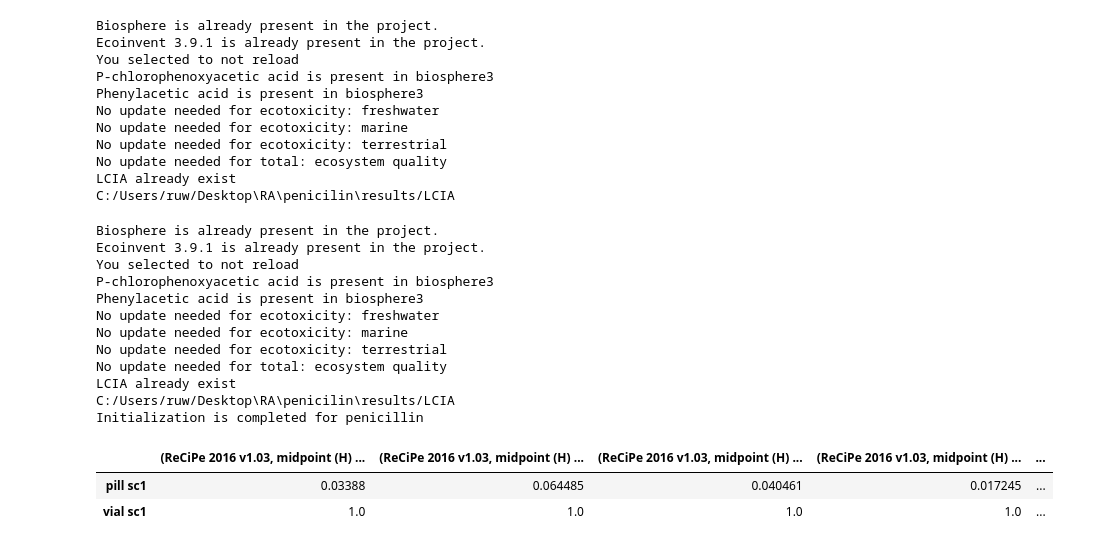
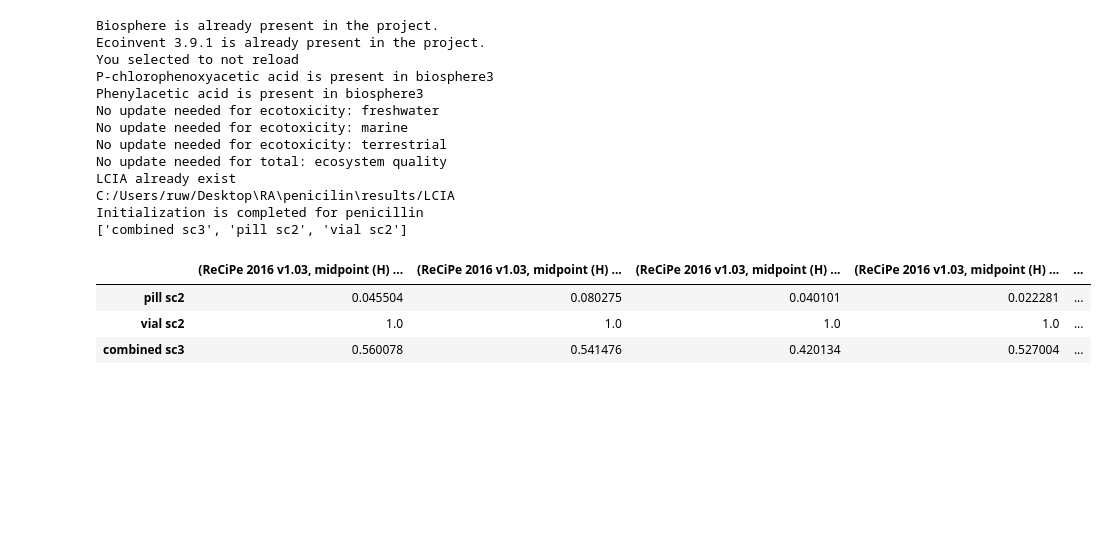
Before and after one commit to RuneWF/penicilin, a Jupyter notebook: Jupyter scripts/main.ipynb, the cells around one changed output. Saved outputs shown, nothing was run; the diff lists cells and outputs as text; code cells hidden in the pictures; blank space fills up the shorter version.

```diff
--- a/Jupyter scripts/main.ipynb
+++ b/Jupyter scripts/main.ipynb
@@ -21,17 +21,23 @@ lcia_method='recipe'
 bw_project="Penicillin"
 # %%
 rl.reload_lib(lib)
-# path_github, ecoinevnt_paths, system_path = s.paths(path)
-file_info, initialization = lc.initilization(path, matching_database, lcia_method, bw_project)
+data = rfig.data_set_up(path, matching_database, lcia_method, bw_project)
+data['sc3'][0]
 # %% [output]
 Biosphere is already present in the project.
 Ecoinvent 3.9.1 is already present in the project.
 You selected to not reload
 P-chlorophenoxyacetic acid is present in biosphere3
 Phenylacetic acid is present in biosphere3
 No update needed for ecotoxicity: freshwater
 No update needed for ecotoxicity: marine
 No update needed for ecotoxicity: terrestrial
 No update needed for total: ecosystem quality
 LCIA already exist
 C:/Users/ruw/Desktop\RA\penicilin\results/LCIA
+Initialization is completed for penicillin
+['combined sc3', 'pill sc2', 'vial sc2']
+|  | (ReCiPe 2016 v1.03, midpoint (H) ... | (ReCiPe 2016 v1.03, midpoint (H) ... | (ReCiPe 2016 v1.03, midpoint (H) ... | (ReCiPe 2016 v1.03, midpoint (H) ... | ... |
+| pill sc2 | 0.045504 | 0.080275 | 0.040101 | 0.022281 | ... |
+| vial sc2 | 1.0 | 1.0 | 1.0 | 1.0 | ... |
+| combined sc3 | 0.560078 | 0.541476 | 0.420134 | 0.527004 | ... |
@@ -40,26 +44,3 @@ rl.reload_lib(rfig)
-# %%
-rl.reload_lib(lib)
-path_github, ecoinevnt_paths, system_path = s.data_paths(path)
-data = rfig.data_set_up(path, matching_database, lcia_method, bw_project)
-# %% [output]
-Biosphere is already present in the project.
-Ecoinvent 3.9.1 is already present in the project.
-You selected to not reload
-P-chlorophenoxyacetic acid is present in biosphere3
-Phenylacetic acid is present in biosphere3
-No update needed for ecotoxicity: freshwater
-No update needed for ecotoxicity: marine
-No update needed for ecotoxicity: terrestrial
-No update needed for total: ecosystem quality
-LCIA already exist
-C:/Users/ruw/Desktop\RA\penicilin\results/LCIA
-Initialization is completed for penicillin
-# %%
-data['sc1'][0]
-# %% [output]
-|  | (ReCiPe 2016 v1.03, midpoint (H) ... | (ReCiPe 2016 v1.03, midpoint (H) ... | (ReCiPe 2016 v1.03, midpoint (H) ... | (ReCiPe 2016 v1.03, midpoint (H) ... | ... |
-| pill sc1 | 0.03388 | 0.064485 | 0.040461 | 0.017245 | ... |
-| vial sc1 | 1.0 | 1.0 | 1.0 | 1.0 | ... |
 # %%
 rl.reload_lib(lib)
 
```
Also changed, not shown: parts of 3 cells of this notebook, 8 other files.
